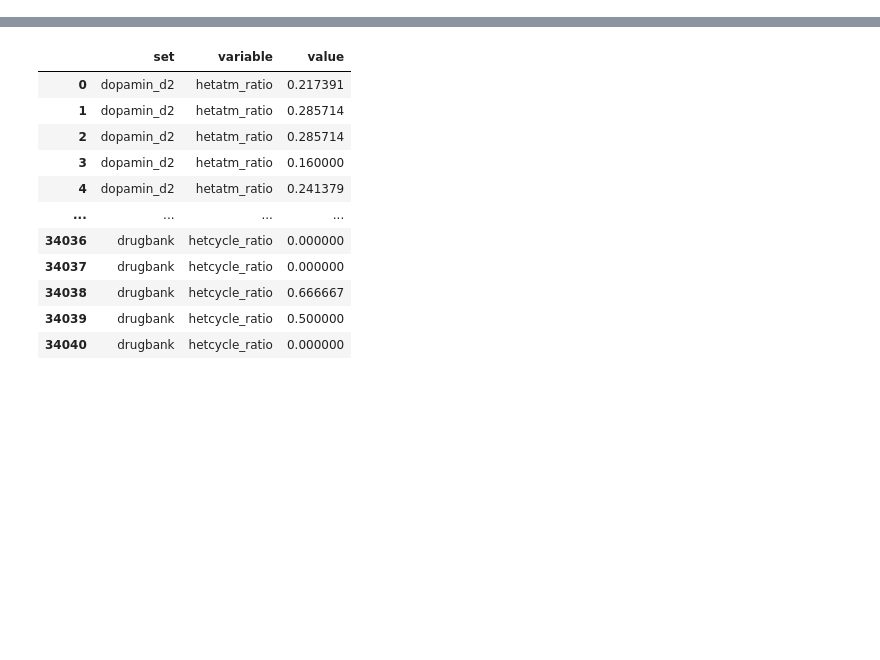
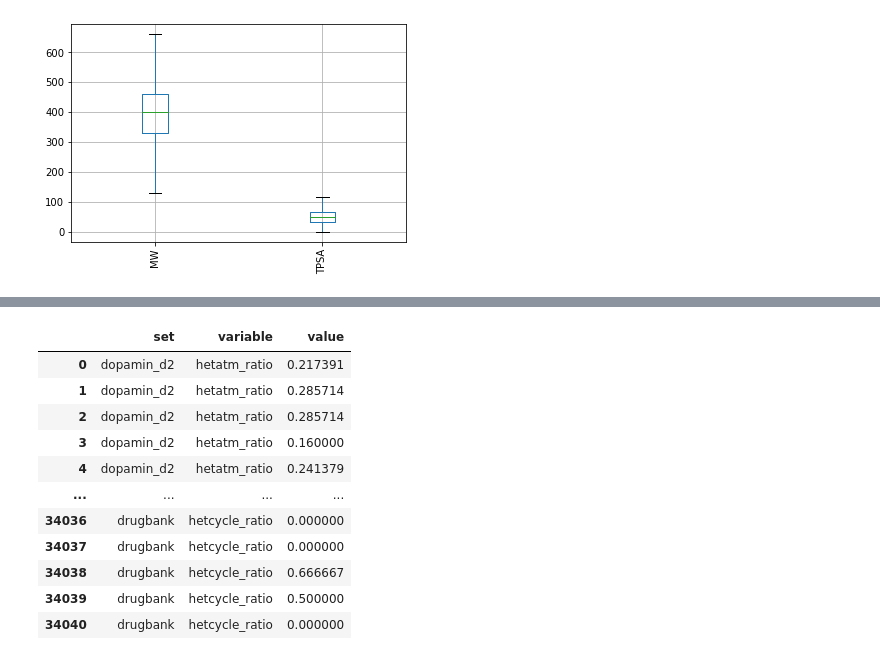
Before and after one commit to lich-uct/cdd2020, a Jupyter notebook: vavrikoa/3_deskriptory.ipynb, the cells around one changed output, grey strips where cells are left out. Saved outputs shown, nothing was run; the diff lists cells and outputs as text; code cells hidden in the pictures; blank space fills up the shorter version.

```diff
--- a/vavrikoa/3_deskriptory.ipynb
+++ b/vavrikoa/3_deskriptory.ipynb
@@ -172,0 +57,6 @@ long_d2_db
+# %%
+fig, ax = plt.subplots()
+d2_ligands[["MW", "TPSA"]].boxplot(ax=ax, showfliers=False, rot=90) #,
+plt.show()
+# %% [output]
+[figure, added]
```
Also changed, not shown: parts of 29 cells of this notebook, 1 other file.
